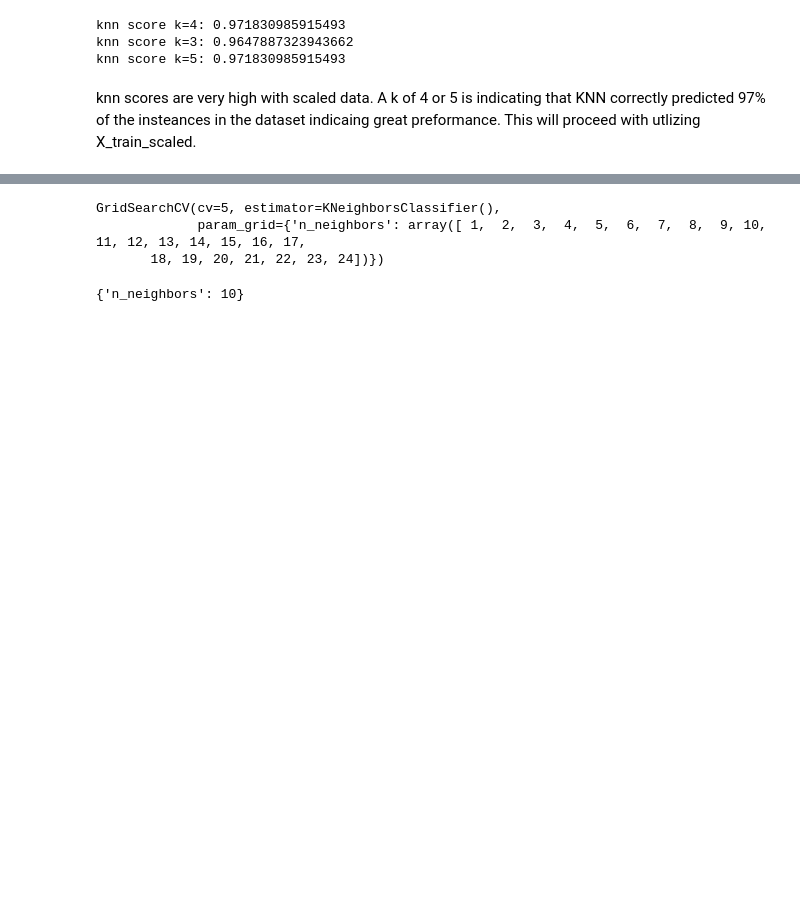
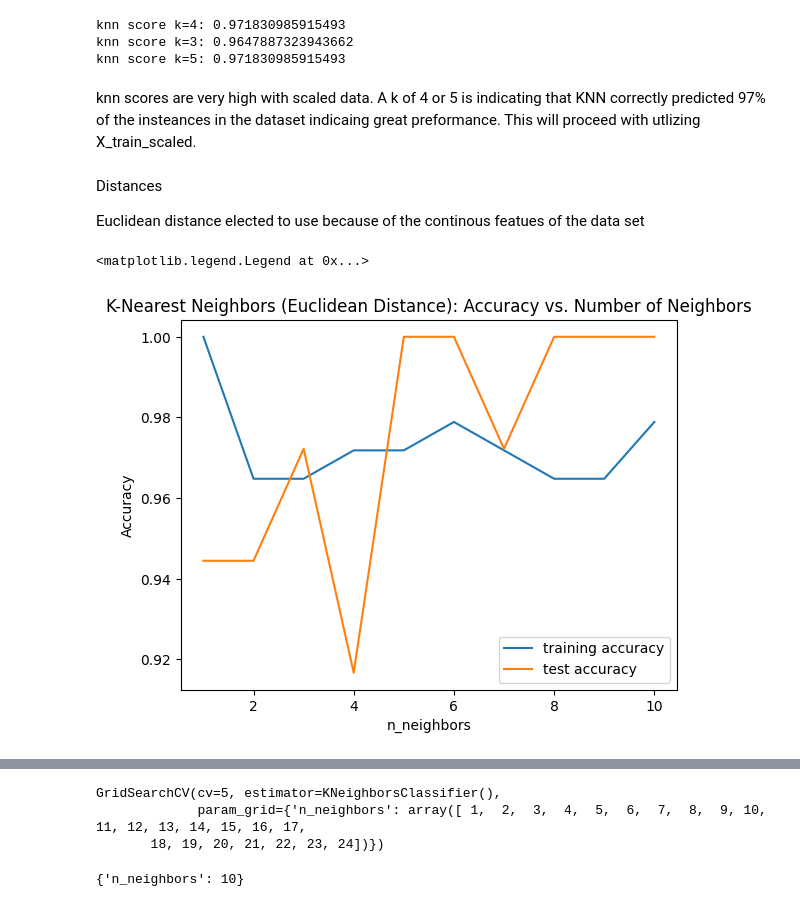
Before and after one commit to atoothman/data71200, a Jupyter notebook: DATA_71200_Project_2__Toothman_.ipynb, the cells around one changed output, grey strips where cells are left out. Saved outputs shown, nothing was run; the diff lists cells and outputs as text; code cells hidden in the pictures; blank space fills up the shorter version.

```diff
--- a/DATA_71200_Project_2__Toothman_.ipynb
+++ b/DATA_71200_Project_2__Toothman_.ipynb
@@ -340,3 +327,36 @@ knn score k=3: 0.9647887323943662
 knn score k=5: 0.971830985915493
 # %% [markdown]
 knn scores are very high with scaled data. A k of 4 or 5 is indicating that KNN correctly predicted 97% of the insteances in the dataset indicaing great preformance. This will proceed with utlizing X_train_scaled.
+# %% [markdown]
+Distances
+
+Euclidean distance elected to use because of the continous featues of the data set
+# %%
+# Test with cross validation on test set
+# Lists to store training and test accuracies
+training_accuracy = []
+test_accuracy = []
+
+# Define range of neighbors settings to try
+neighbors_settings = range(1, 11)
+
+
+# Loop over different values of n_neighbors
+for n_neighbors in neighbors_settings:
+    # Build the model with Euclidean distance
+    knn = KNeighborsClassifier(n_neighbors=n_neighbors,metric='euclidean')
+    knn.fit(X_train_scaled, y_train)
+    # Record training set accuracy
+    training_accuracy.append(knn.score(X_train_scaled, y_train))
+    # Record generalization accuracy
+    test_accuracy.append(knn.score(X_test_scaled, y_test))
+
+plt.plot(neighbors_settings, training_accuracy, label="training accuracy")
+plt.plot(neighbors_settings, test_accuracy, label="test accuracy")
+plt.title("K-Nearest Neighbors (Euclidean Distance): Accuracy vs. Number of Neighbors")
+plt.ylabel("Accuracy")
+plt.xlabel("n_neighbors")
+plt.legend()
+# %% [output]
+<matplotlib.legend.Legend at 0x...>
+[figure, added]
```
Also changed, not shown: parts of 18 cells of this notebook.
